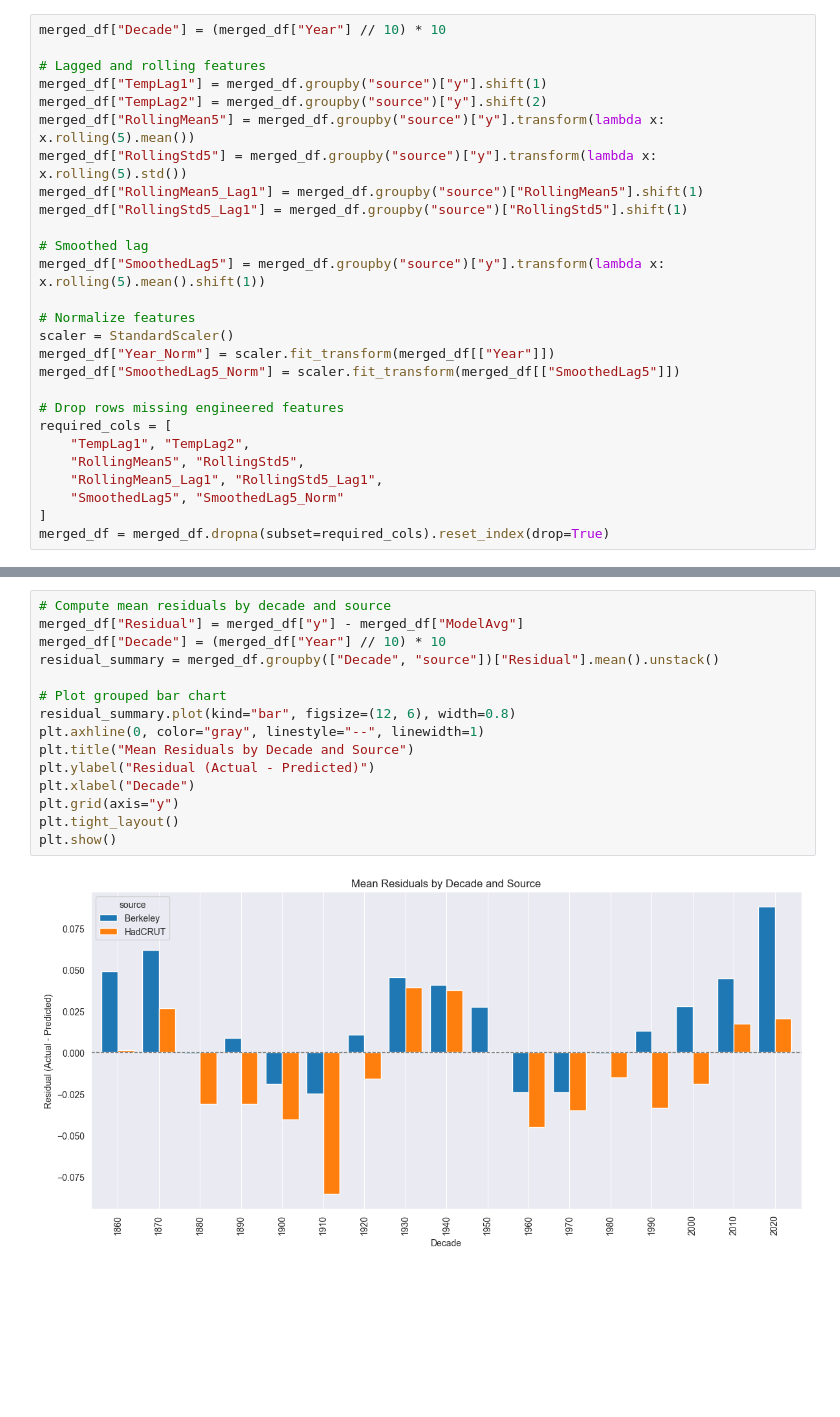
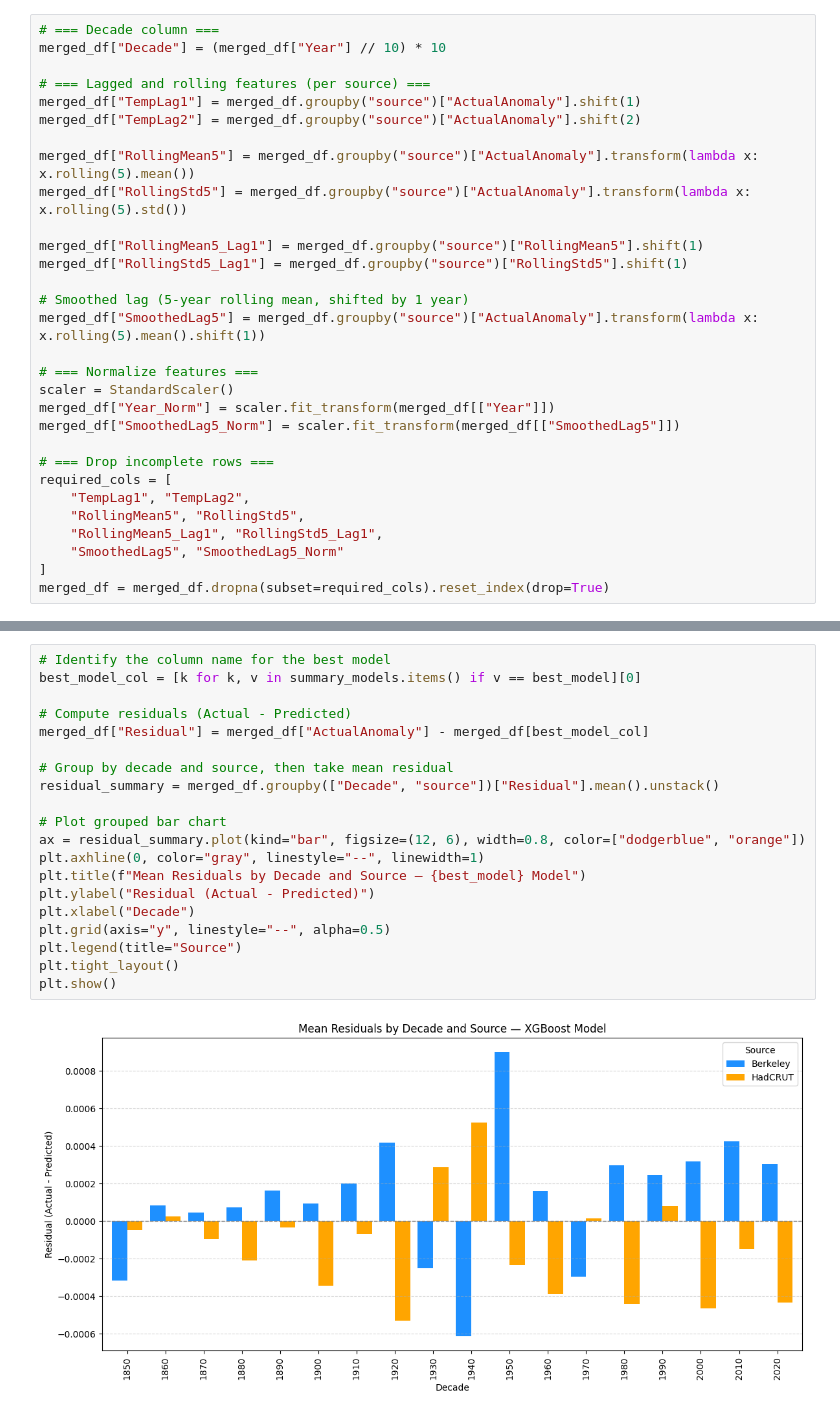
Before and after one commit to SyeedHamid/Capstone-2, a Jupyter notebook: Capstone 2.ipynb, the cells around one changed output, grey strips where cells are left out. Drawn from its saved outputs; the diff is of its cells as text; blank space fills up the shorter version.

```diff
--- a/Capstone 2.ipynb
+++ b/Capstone 2.ipynb
@@ -39,23 +85,26 @@ merged_df = pd.concat([berkeley_df, hadcrut_df]).sort_values("ds").reset_index(d
 # %%
+# === Decade column ===
 merged_df["Decade"] = (merged_df["Year"] // 10) * 10
 
-# Lagged and rolling features
-merged_df["TempLag1"] = merged_df.groupby("source")["y"].shift(1)
-merged_df["TempLag2"] = merged_df.groupby("source")["y"].shift(2)
-merged_df["RollingMean5"] = merged_df.groupby("source")["y"].transform(lambda x: x.rolling(5).mean())
-merged_df["RollingStd5"] = merged_df.groupby("source")["y"].transform(lambda x: x.rolling(5).std())
+# === Lagged and rolling features (per source) ===
+merged_df["TempLag1"] = merged_df.groupby("source")["ActualAnomaly"].shift(1)
+merged_df["TempLag2"] = merged_df.groupby("source")["ActualAnomaly"].shift(2)
+
+merged_df["RollingMean5"] = merged_df.groupby("source")["ActualAnomaly"].transform(lambda x: x.rolling(5).mean())
+merged_df["RollingStd5"] = merged_df.groupby("source")["ActualAnomaly"].transform(lambda x: x.rolling(5).std())
+
 merged_df["RollingMean5_Lag1"] = merged_df.groupby("source")["RollingMean5"].shift(1)
 merged_df["RollingStd5_Lag1"] = merged_df.groupby("source")["RollingStd5"].shift(1)
 
-# Smoothed lag
-merged_df["SmoothedLag5"] = merged_df.groupby("source")["y"].transform(lambda x: x.rolling(5).mean().shift(1))
+# Smoothed lag (5-year rolling mean, shifted by 1 year)
+merged_df["SmoothedLag5"] = merged_df.groupby("source")["ActualAnomaly"].transform(lambda x: x.rolling(5).mean().shift(1))
 
-# Normalize features
+# === Normalize features ===
 scaler = StandardScaler()
 merged_df["Year_Norm"] = scaler.fit_transform(merged_df[["Year"]])
 merged_df["SmoothedLag5_Norm"] = scaler.fit_transform(merged_df[["SmoothedLag5"]])
 
-# Drop rows missing engineered features
+# === Drop incomplete rows ===
 required_cols = [
     "TempLag1", "TempLag2",
     "RollingMean5", "RollingStd5",
@@ -190,17 +317,22 @@ merged_df["ModelAvg"] = (
 # %%
-# Compute mean residuals by decade and source
-merged_df["Residual"] = merged_df["y"] - merged_df["ModelAvg"]
-merged_df["Decade"] = (merged_df["Year"] // 10) * 10
+# Identify the column name for the best model
+best_model_col = [k for k, v in summary_models.items() if v == best_model][0]
+
+# Compute residuals (Actual - Predicted)
+merged_df["Residual"] = merged_df["ActualAnomaly"] - merged_df[best_model_col]
+
+# Group by decade and source, then take mean residual
 residual_summary = merged_df.groupby(["Decade", "source"])["Residual"].mean().unstack()
 
 # Plot grouped bar chart
-residual_summary.plot(kind="bar", figsize=(12, 6), width=0.8)
+ax = residual_summary.plot(kind="bar", figsize=(12, 6), width=0.8, color=["dodgerblue", "orange"])
 plt.axhline(0, color="gray", linestyle="--", linewidth=1)
-plt.title("Mean Residuals by Decade and Source")
+plt.title(f"Mean Residuals by Decade and Source — {best_model} Model")
 plt.ylabel("Residual (Actual - Predicted)")
 plt.xlabel("Decade")
-plt.grid(axis="y")
+plt.grid(axis="y", linestyle="--", alpha=0.5)
+plt.legend(title="Source")
 plt.tight_layout()
 plt.show()
 # %% [output]
-[figure, old version]
+[figure, new version]
```
Also changed, not shown: parts of 19 cells of this notebook, 3 other files.
